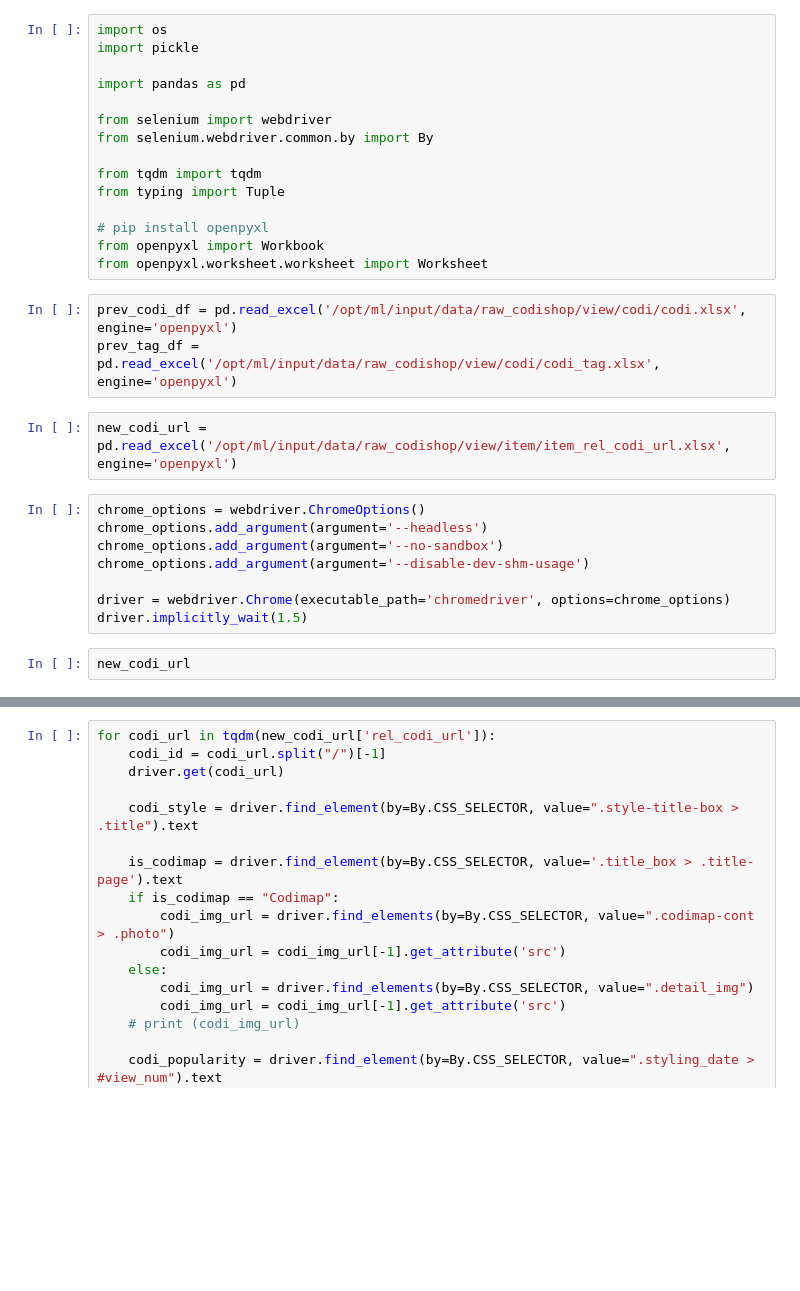
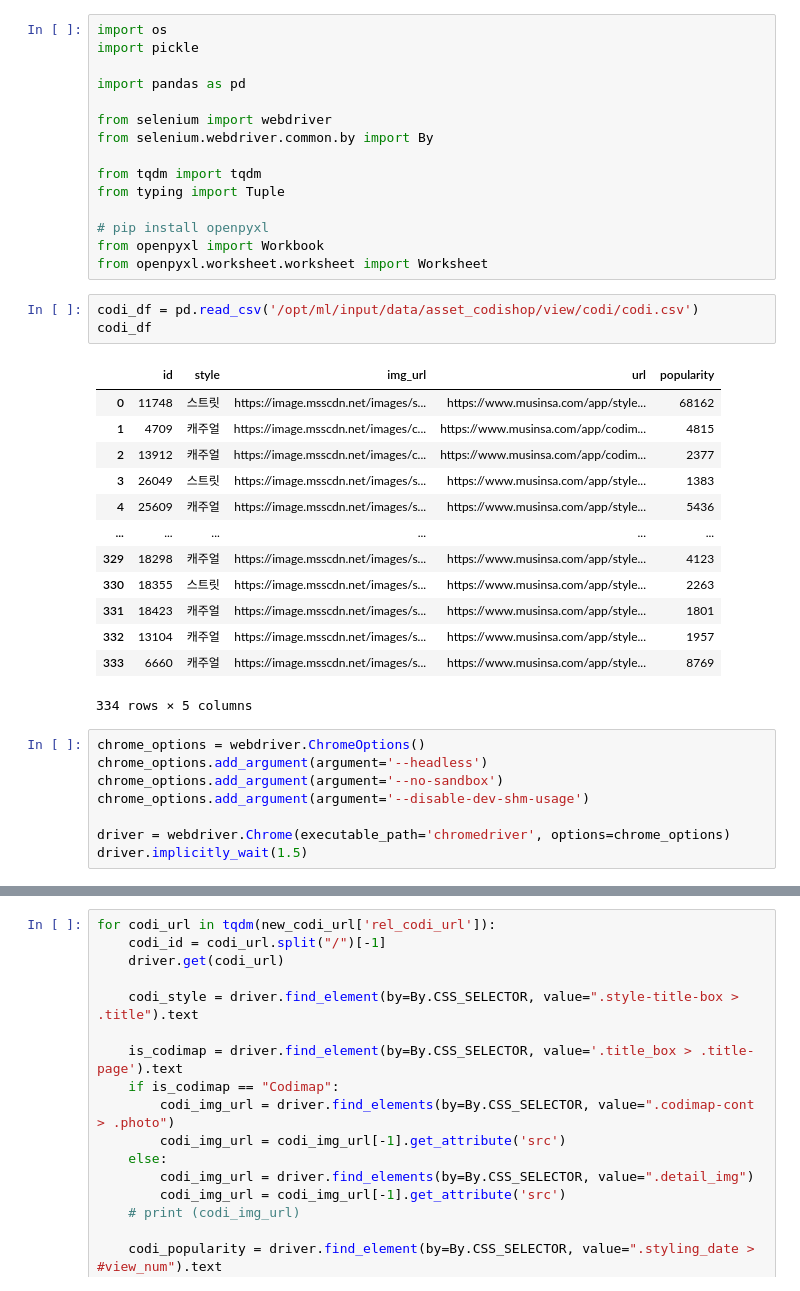
Before and after one commit to boostcampaitech3/final-project-level3-recsys-07, a Jupyter notebook: crawler/codishop/codi_crawler/extra_crawling.ipynb, the cells around one changed output, grey strips where cells are left out. Saved outputs shown, nothing was run; the diff lists cells and outputs as text; blank space fills up the shorter version.

```diff
--- a/crawler/codishop/codi_crawler/extra_crawling.ipynb
+++ b/crawler/codishop/codi_crawler/extra_crawling.ipynb
@@ -15,11 +15,23 @@ from typing import Tuple
 # pip install openpyxl
 from openpyxl import Workbook
 from openpyxl.worksheet.worksheet import Worksheet
-# %%
-prev_codi_df = pd.read_excel('/opt/ml/input/data/raw_codishop/view/codi/codi.xlsx', engine='openpyxl')
-prev_tag_df = pd.read_excel('/opt/ml/input/data/raw_codishop/view/codi/codi_tag.xlsx', engine='openpyxl')
-# %%
-new_codi_url = pd.read_excel('/opt/ml/input/data/raw_codishop/view/item/item_rel_codi_url.xlsx', engine='openpyxl')
+# %%
+codi_df = pd.read_csv('/opt/ml/input/data/asset_codishop/view/codi/codi.csv')
+codi_df
+# %% [output]
+|  | id | style | img_url | url | popularity |
+| 0 | 11748 | 스트릿 | https://image.msscdn.net/images/s... | https://www.musinsa.com/app/style... | 68162 |
+| 1 | 4709 | 캐주얼 | https://image.msscdn.net/images/c... | https://www.musinsa.com/app/codim... | 4815 |
+| 2 | 13912 | 캐주얼 | https://image.msscdn.net/images/c... | https://www.musinsa.com/app/codim... | 2377 |
+| 3 | 26049 | 스트릿 | https://image.msscdn.net/images/s... | https://www.musinsa.com/app/style... | 1383 |
+| 4 | 25609 | 캐주얼 | https://image.msscdn.net/images/s... | https://www.musinsa.com/app/style... | 5436 |
+| ... | ... | ... | ... | ... | ... |
+| 329 | 18298 | 캐주얼 | https://image.msscdn.net/images/s... | https://www.musinsa.com/app/style... | 4123 |
+| 330 | 18355 | 스트릿 | https://image.msscdn.net/images/s... | https://www.musinsa.com/app/style... | 2263 |
+| 331 | 18423 | 캐주얼 | https://image.msscdn.net/images/s... | https://www.musinsa.com/app/style... | 1801 |
+| 332 | 13104 | 캐주얼 | https://image.msscdn.net/images/s... | https://www.musinsa.com/app/style... | 1957 |
+| 333 | 6660 | 캐주얼 | https://image.msscdn.net/images/s... | https://www.musinsa.com/app/style... | 8769 |
+334 rows × 5 columns
 # %%
 chrome_options = webdriver.ChromeOptions()
 chrome_options.add_argument(argument='--headless')
@@ -28,5 +40,3 @@ chrome_options.add_argument(argument='--disable-dev-shm-usage')
 
 driver = webdriver.Chrome(executable_path='chromedriver', options=chrome_options)
 driver.implicitly_wait(1.5)
-# %%
-new_codi_url
```
Also changed, not shown: parts of 7 cells of this notebook.
